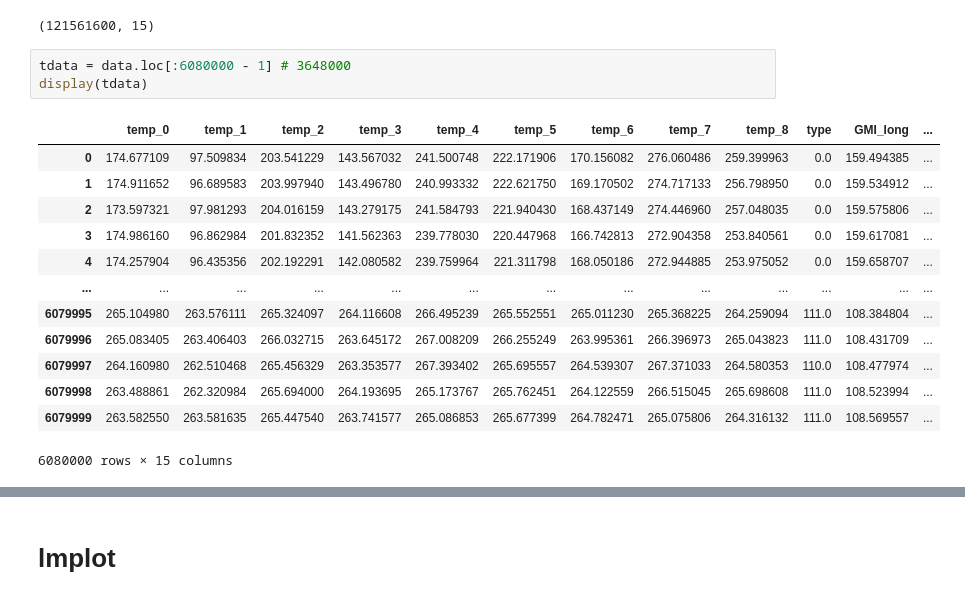
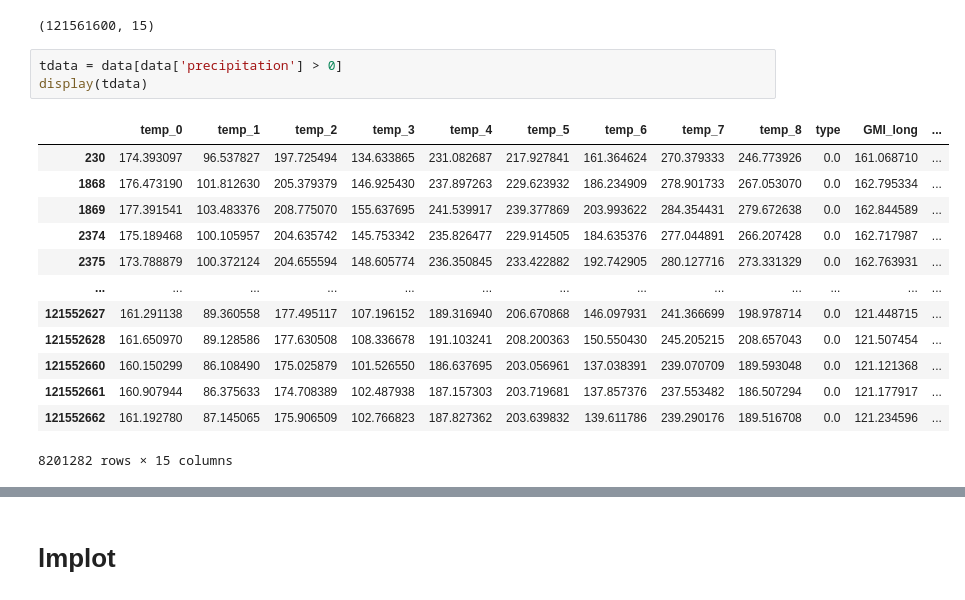
Before and after one commit to FKgk/AIFrenz2, a Jupyter notebook: EDA3.ipynb, the cells around one changed output, grey strips where cells are left out. Cells and saved outputs as stored; diff of their text form.

```diff
--- a/EDA3.ipynb
+++ b/EDA3.ipynb
@@ -28,19 +28,19 @@ print(data.shape)
 # %% [output]
 (121561600, 15)
 # %%
-tdata = data.loc[:6080000 - 1] # 3648000
+tdata = data[data['precipitation'] > 0]
 display(tdata)
 # %% [output]
 |  | temp_0 | temp_1 | temp_2 | temp_3 | temp_4 | temp_5 | temp_6 | temp_7 | temp_8 | type | GMI_long | ... |
-| 0 | 174.677109 | 97.509834 | 203.541229 | 143.567032 | 241.500748 | 222.171906 | 170.156082 | 276.060486 | 259.399963 | 0.0 | 159.494385 | ... |
-| 1 | 174.911652 | 96.689583 | 203.997940 | 143.496780 | 240.993332 | 222.621750 | 169.170502 | 274.717133 | 256.798950 | 0.0 | 159.534912 | ... |
-| 2 | 173.597321 | 97.981293 | 204.016159 | 143.279175 | 241.584793 | 221.940430 | 168.437149 | 274.446960 | 257.048035 | 0.0 | 159.575806 | ... |
-| 3 | 174.986160 | 96.862984 | 201.832352 | 141.562363 | 239.778030 | 220.447968 | 166.742813 | 272.904358 | 253.840561 | 0.0 | 159.617081 | ... |
-| 4 | 174.257904 | 96.435356 | 202.192291 | 142.080582 | 239.759964 | 221.311798 | 168.050186 | 272.944885 | 253.975052 | 0.0 | 159.658707 | ... |
+| 230 | 174.393097 | 96.537827 | 197.725494 | 134.633865 | 231.082687 | 217.927841 | 161.364624 | 270.379333 | 246.773926 | 0.0 | 161.068710 | ... |
+| 1868 | 176.473190 | 101.812630 | 205.379379 | 146.925430 | 237.897263 | 229.623932 | 186.234909 | 278.901733 | 267.053070 | 0.0 | 162.795334 | ... |
+| 1869 | 177.391541 | 103.483376 | 208.775070 | 155.637695 | 241.539917 | 239.377869 | 203.993622 | 284.354431 | 279.672638 | 0.0 | 162.844589 | ... |
+| 2374 | 175.189468 | 100.105957 | 204.635742 | 145.753342 | 235.826477 | 229.914505 | 184.635376 | 277.044891 | 266.207428 | 0.0 | 162.717987 | ... |
+| 2375 | 173.788879 | 100.372124 | 204.655594 | 148.605774 | 236.350845 | 233.422882 | 192.742905 | 280.127716 | 273.331329 | 0.0 | 162.763931 | ... |
 | ... | ... | ... | ... | ... | ... | ... | ... | ... | ... | ... | ... | ... |
-| 6079995 | 265.104980 | 263.576111 | 265.324097 | 264.116608 | 266.495239 | 265.552551 | 265.011230 | 265.368225 | 264.259094 | 111.0 | 108.384804 | ... |
-| 6079996 | 265.083405 | 263.406403 | 266.032715 | 263.645172 | 267.008209 | 266.255249 | 263.995361 | 266.396973 | 265.043823 | 111.0 | 108.431709 | ... |
-| 6079997 | 264.160980 | 262.510468 | 265.456329 | 263.353577 | 267.393402 | 265.695557 | 264.539307 | 267.371033 | 264.580353 | 110.0 | 108.477974 | ... |
-| 6079998 | 263.488861 | 262.320984 | 265.694000 | 264.193695 | 265.173767 | 265.762451 | 264.122559 | 266.515045 | 265.698608 | 111.0 | 108.523994 | ... |
-| 6079999 | 263.582550 | 263.581635 | 265.447540 | 263.741577 | 265.086853 | 265.677399 | 264.782471 | 265.075806 | 264.316132 | 111.0 | 108.569557 | ... |
+| 121552627 | 161.291138 | 89.360558 | 177.495117 | 107.196152 | 189.316940 | 206.670868 | 146.097931 | 241.366699 | 198.978714 | 0.0 | 121.448715 | ... |
+| 121552628 | 161.650970 | 89.128586 | 177.630508 | 108.336678 | 191.103241 | 208.200363 | 150.550430 | 245.205215 | 208.657043 | 0.0 | 121.507454 | ... |
+| 121552660 | 160.150299 | 86.108490 | 175.025879 | 101.526550 | 186.637695 | 203.056961 | 137.038391 | 239.070709 | 189.593048 | 0.0 | 121.121368 | ... |
+| 121552661 | 160.907944 | 86.375633 | 174.708389 | 102.487938 | 187.157303 | 203.719681 | 137.857376 | 237.553482 | 186.507294 | 0.0 | 121.177917 | ... |
+| 121552662 | 161.192780 | 87.145065 | 175.906509 | 102.766823 | 187.827362 | 203.639832 | 139.611786 | 239.290176 | 189.516708 | 0.0 | 121.234596 | ... |
-6080000 rows × 15 columns
+8201282 rows × 15 columns
```
Also changed, not shown: parts of 11 cells of this notebook.
